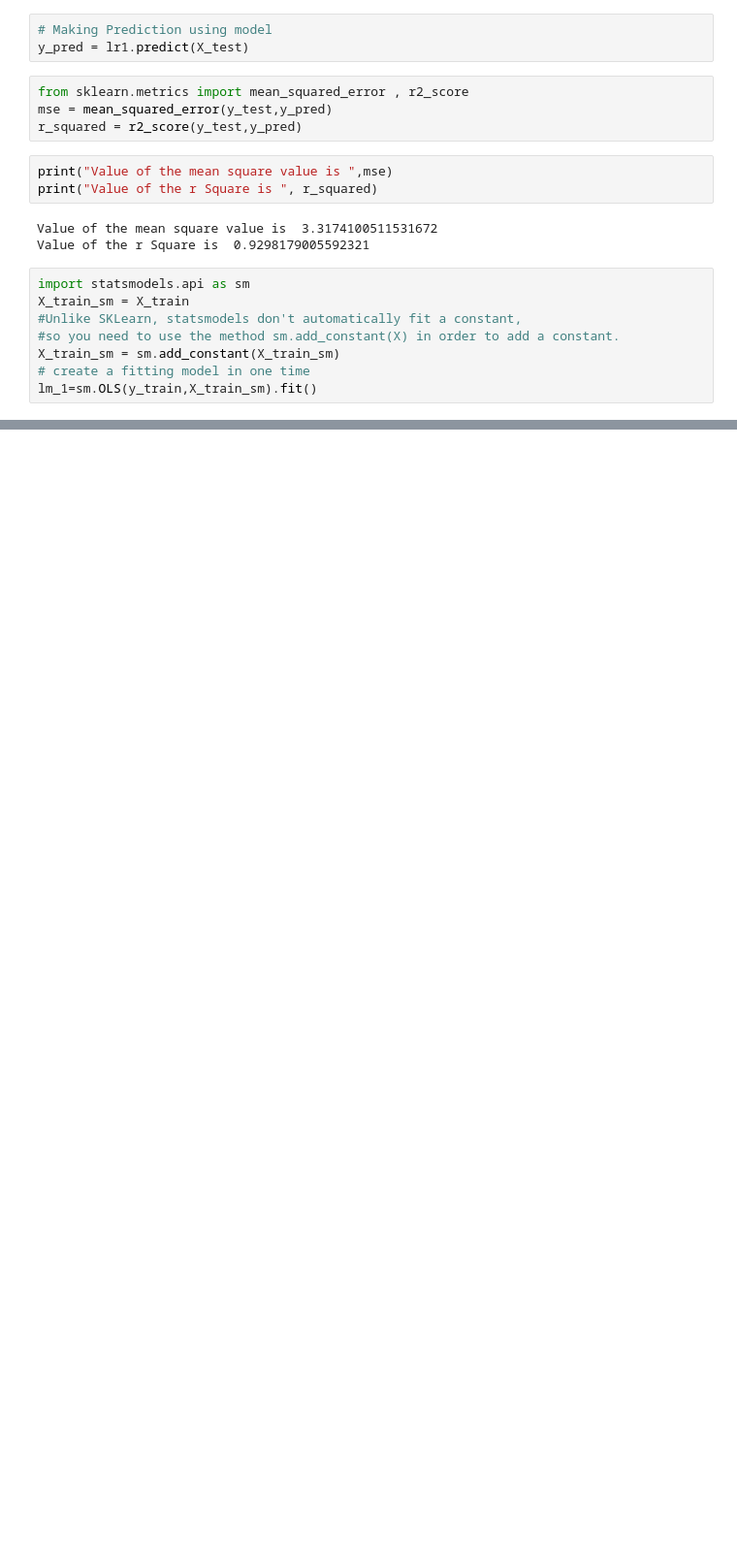
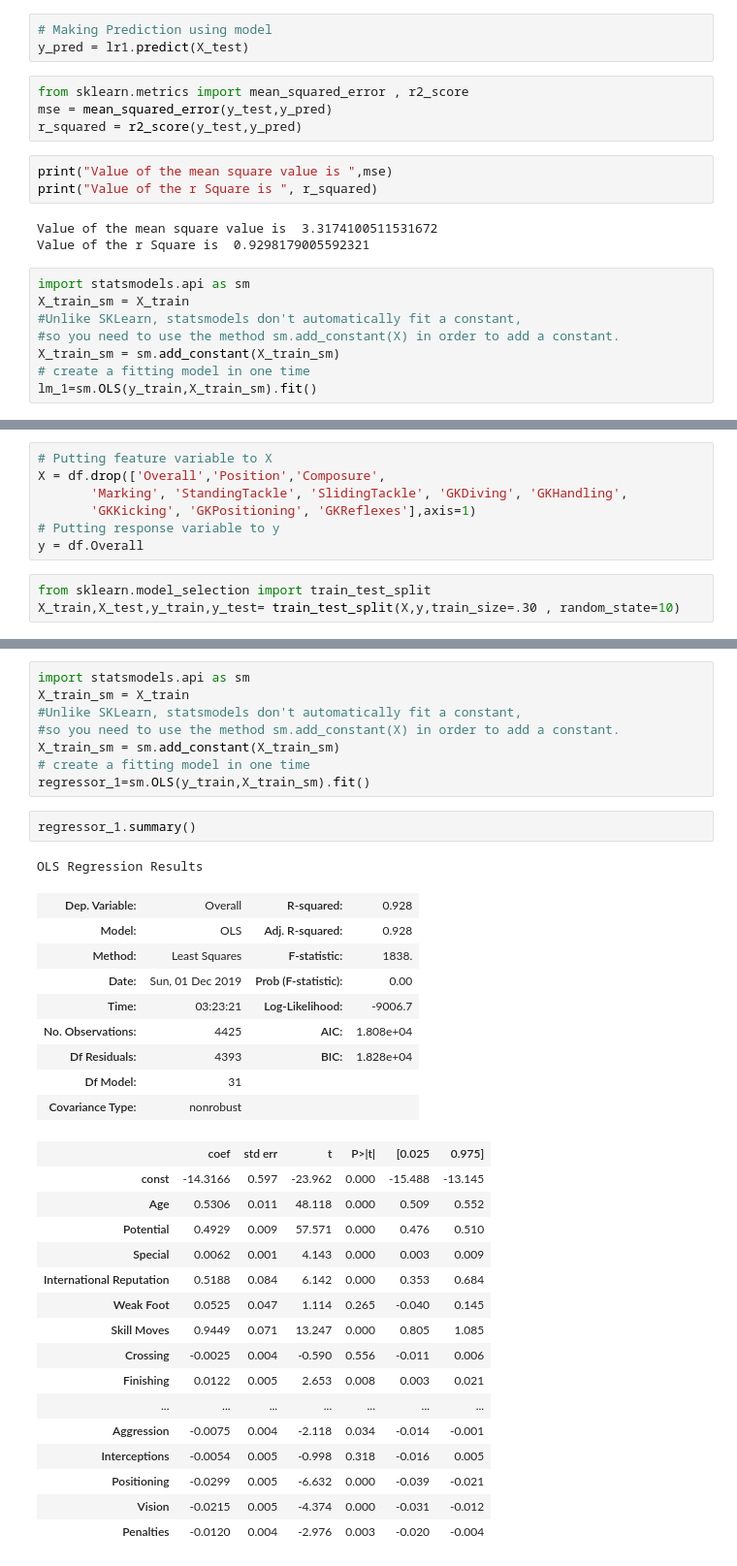
Before and after one commit to VishalKotian/QXI_DataScience_Vishal, a Jupyter notebook: Unit2_Regression/Multiple Linear Regression.ipynb, the cells around one changed output, grey strips where cells are left out. Shown: that part at 97% size. Cells and saved outputs as stored; diff of their text form; blank space fills up the shorter version.

Commit message:
Multiple Linear Regression 20191201032400

```diff
--- a/Unit2_Regression/Multiple Linear Regression.ipynb
+++ b/Unit2_Regression/Multiple Linear Regression.ipynb
@@ -422,0 +436,10 @@ strong multicollinearity or other numerical problems.
+# %%
+# Putting feature variable to X
+X = df.drop(['Overall','Position','Composure',
+       'Marking', 'StandingTackle', 'SlidingTackle', 'GKDiving', 'GKHandling',
+       'GKKicking', 'GKPositioning', 'GKReflexes'],axis=1)
+# Putting response variable to y
+y = df.Overall
+# %%
+from sklearn.model_selection import train_test_split
+X_train,X_test,y_train,y_test= train_test_split(X,y,train_size=.30 , random_state=10)
@@ -422,0 +520,37 @@ strong multicollinearity or other numerical problems.
+# %%
+import statsmodels.api as sm
+X_train_sm = X_train
+#Unlike SKLearn, statsmodels don't automatically fit a constant,
+#so you need to use the method sm.add_constant(X) in order to add a constant.
+X_train_sm = sm.add_constant(X_train_sm)
+# create a fitting model in one time
+regressor_1=sm.OLS(y_train,X_train_sm).fit()
+# %%
+regressor_1.summary()
+# %% [output]
+OLS Regression Results
+| Dep. Variable: | Overall | R-squared: | 0.928 |
+| Model: | OLS | Adj. R-squared: | 0.928 |
+| Method: | Least Squares | F-statistic: | 1838. |
+| Date: | Sun, 01 Dec 2019 | Prob (F-statistic): | 0.00 |
+| Time: | 03:23:21 | Log-Likelihood: | -9006.7 |
+| No. Observations: | 4425 | AIC: | 1.808e+04 |
+| Df Residuals: | 4393 | BIC: | 1.828e+04 |
+| Df Model: | 31 |  |  |
+| Covariance Type: | nonrobust |  |  |
+|  | coef | std err | t | P>|t| | [0.025 | 0.975] |
+| const | -14.3166 | 0.597 | -23.962 | 0.000 | -15.488 | -13.145 |
+| Age | 0.5306 | 0.011 | 48.118 | 0.000 | 0.509 | 0.552 |
+| Potential | 0.4929 | 0.009 | 57.571 | 0.000 | 0.476 | 0.510 |
+| Special | 0.0062 | 0.001 | 4.143 | 0.000 | 0.003 | 0.009 |
+| International Reputation | 0.5188 | 0.084 | 6.142 | 0.000 | 0.353 | 0.684 |
+| Weak Foot | 0.0525 | 0.047 | 1.114 | 0.265 | -0.040 | 0.145 |
+| Skill Moves | 0.9449 | 0.071 | 13.247 | 0.000 | 0.805 | 1.085 |
+| Crossing | -0.0025 | 0.004 | -0.590 | 0.556 | -0.011 | 0.006 |
+| Finishing | 0.0122 | 0.005 | 2.653 | 0.008 | 0.003 | 0.021 |
+| ... | ... | ... | ... | ... | ... | ... |
+| Aggression | -0.0075 | 0.004 | -2.118 | 0.034 | -0.014 | -0.001 |
+| Interceptions | -0.0054 | 0.005 | -0.998 | 0.318 | -0.016 | 0.005 |
+| Positioning | -0.0299 | 0.005 | -6.632 | 0.000 | -0.039 | -0.021 |
+| Vision | -0.0215 | 0.005 | -4.374 | 0.000 | -0.031 | -0.012 |
+| Penalties | -0.0120 | 0.004 | -2.976 | 0.003 | -0.020 | -0.004 |
```
Also changed, not shown: parts of 12 cells of this notebook.
